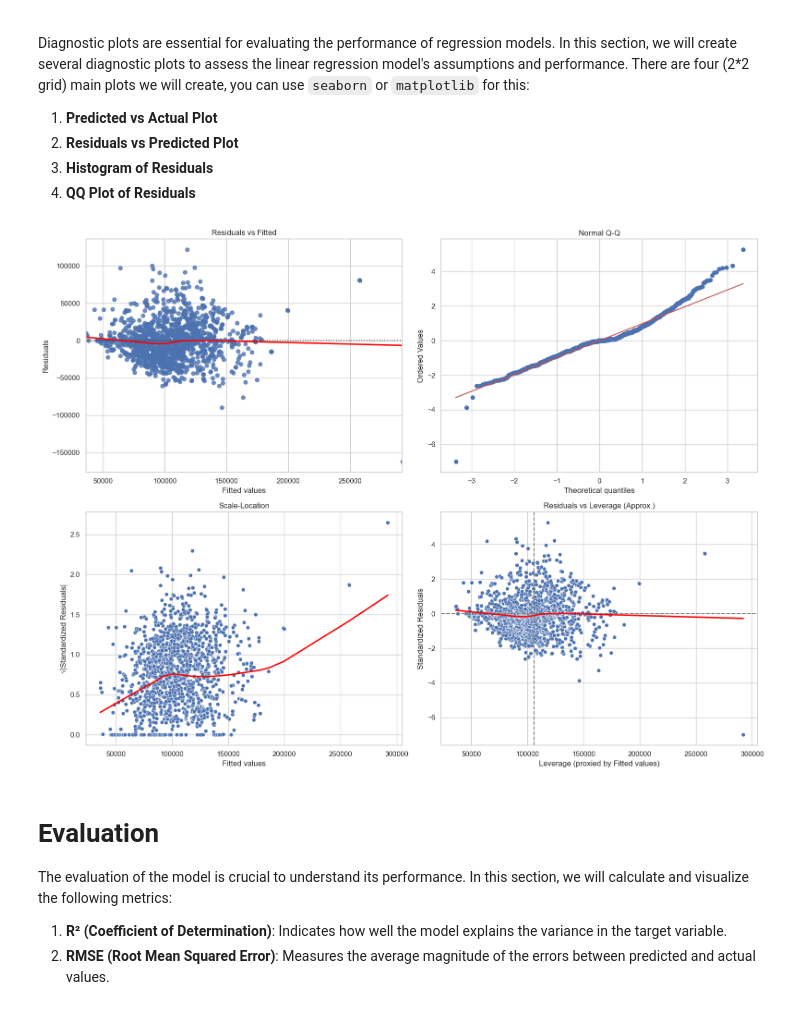
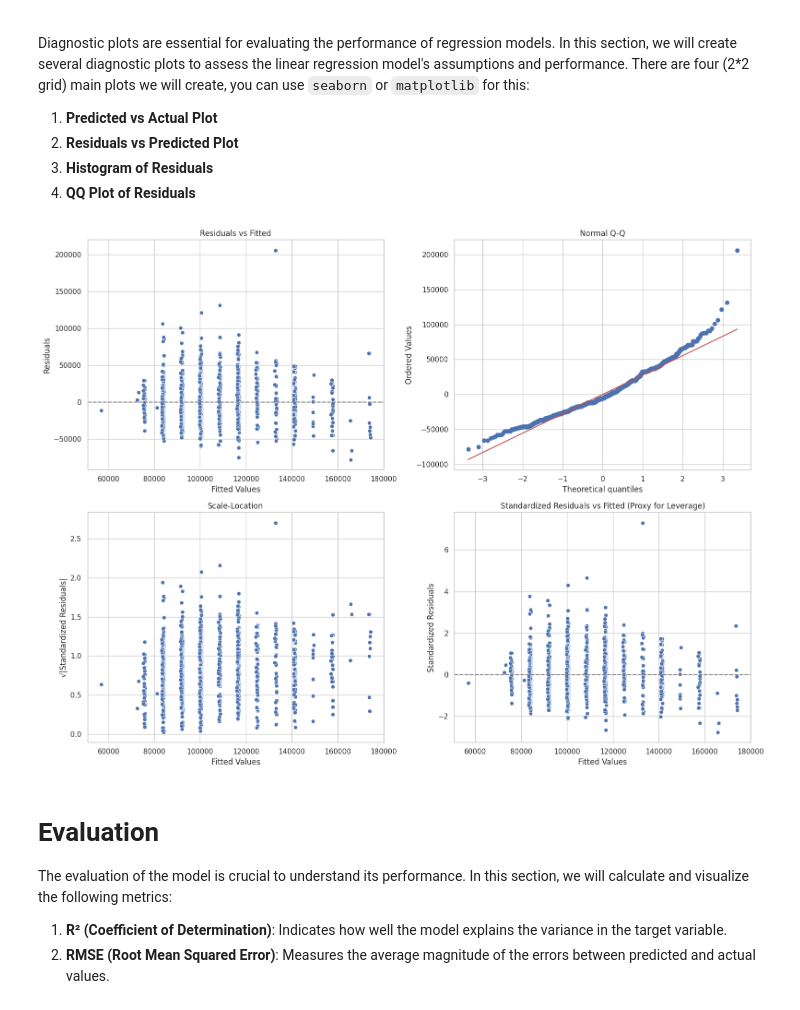
Before and after one commit to met-ad-688/lab08-binderiya-du, a Jupyter notebook: lab08-binderiya.ipynb, the cells around one changed output. Saved outputs shown, nothing was run; the diff lists cells and outputs as text; code cells hidden in the pictures.

```diff
--- a/lab08-binderiya.ipynb
+++ b/lab08-binderiya.ipynb
@@ -138,21 +152,22 @@ from pyspark.sql.functions import col
 from pyspark.ml.feature import StringIndexer, OneHotEncoder, VectorAssembler
 from pyspark.ml import Pipeline
 
-df = df.dropna(subset=[
+df = df.dropna(subset=[ 'DURATION', 'MIN_YEARS_EXPERIENCE', 'IS_INTERNSHIP', 'SALARY'
                        ])
 
-categorical_cols = [
+categorical_cols = [ 'IS_INTERNSHIP'
                     ]
-
+df = df.withColumn("IS_INTERNSHIP", col("IS_INTERNSHIP").cast("integer"))
 indexers = [StringIndexer(inputCol=col, outputCol=f"{col}_idx", handleInvalid='skip') for col in categorical_cols]
 encoders = [OneHotEncoder(inputCol=f"{col}_idx", outputCol=f"{col}_vec") for col in categorical_cols]
 
 assembler = VectorAssembler(
-    inputCols=[] + [f"{col}_vec" for col in categorical_cols],
-    outputCol=""
+    inputCols=['DURATION', 'MIN_YEARS_EXPERIENCE'] + [f"{col}_vec" for col in categorical_cols],
+    outputCol="features"
 )
 
 pipeline = Pipeline(stages=indexers + encoders + [assembler])
-data =
+data = pipeline.fit(df).transform(df)
 data.show(5,False)
+data.select("features", "SALARY").show(10, False)
 # %% [output]
@@ -175,7 +197,7 @@ only showing top 5 rows
 # %%
 #| eval: true
 #| echo: false
-train_data, test_data = data.randomSplit([0.8, 0.2], seed=42)
+train_data, test_data = data.select("features", "SALARY").randomSplit([0.8, 0.2], seed=370)
 print((train_data.count(), len(train_data.columns)))
 print((test_data.count(), len(test_data.columns)))
 # %% [output]
@@ -197,7 +220,7 @@ from pyspark.ml.regression import LinearRegression
 
 feature_names = assembler.getInputCols()
 
-lr =
+lr = LinearRegression(featuresCol="features", labelCol="SALARY", solver="normal", regParam=0.1)
 lr_model = lr.fit(train_data)
 summary = lr_model.summary
 
@@ -221,7 +244,7 @@ summary = lr_model.summary
 # print(f"AIC: {summary.aic:.4f}")
 
 # 1. Pull feature names directly from Java backend
-feature_names = summary._call_java("featureNames")
+feature_names = assembler.getInputCols()
 
 # 2. Construct full table including intercept
 features = ["Intercept"] + feature_names
@@ -307,50 +331,71 @@ import scipy.stats as stats
 import numpy as np
 import pandas as pd
 import matplotlib.pyplot as plt
 import seaborn as sns
 import scipy.stats as stats
 
 # Load predictions from GLR model
-df_pred = summary.predictions.select()
+df_pred = summary.predictions.select("prediction", "SALARY")
+df_pred_pd = df_pred.toPandas()
 
 # Compute residuals
-df_pred["residuals"] =
-df_pred["fitted"] =
+#df_pred["residuals"] =
+#df_pred["fitted"] =
+df_pred_pd["residuals"] = df_pred_pd["SALARY"] - df_pred_pd["prediction"]
+df_pred_pd["fitted"] = df_pred_pd["prediction"]
 
 # Standardized residuals
-res_mean =
-res_std =
-df_pred["std_residuals"] =
+#res_mean =
+#res_std =
+#df_pred["std_residuals"] =
+
+res_mean = df_pred_pd["residuals"].mean()
+res_std = df_pred_pd["residuals"].std()
+
+df_pred_pd["std_residuals"] = (df_pred_pd["residuals"] - res_mean) / res_std
+df_pred_pd["sqrt_std_resid"] = abs(df_pred_pd["std_residuals"]) ** 0.5
 
 # Square root of standardized residuals (for Scale-Location)
-df_pred["sqrt_std_resid"] =
+#df_pred["sqrt_std_resid"] =
 
 
 plt.figure(figsize=(16, 12))
 sns.set_theme(style="whitegrid")
 
 # Plot 1: Residuals vs Fitted
 plt.subplot(2, 2, 1)
-
+sns.scatterplot(data=df_pred_pd, x="fitted", y="residuals")
+plt.axhline(0, linestyle="--", color="gray")
+plt.title("Residuals vs Fitted")
+plt.xlabel("Fitted Values")
+plt.ylabel("Residuals")
 
 # Plot 2: Normal Q-Q
 plt.subplot(2, 2, 2)
+stats.probplot(df_pred_pd["residuals"], dist="norm", plot=plt)
+plt.title("Normal Q-Q")
 
+# Plot 3: Scale-Location (√|Standardized Residuals| vs Fitted)
+plt.subplot(2, 2, 3)
+sns.scatterplot(data=df_pred_pd, x="fitted", y="sqrt_std_resid")
+plt.title("Scale-Location")
+plt.xlabel("Fitted Values")
+plt.ylabel("√|Standardized Residuals|")
 
-# Plot 3: Scale-Location
-plt.subplot(2, 2, 3)
+# Plot 4: Residuals vs Leverage — Approximate with fitted
+plt.subplot(2, 2, 4)
+sns.scatterplot(data=df_pred_pd, x="fitted", y="std_residuals")
+plt.axhline(0, linestyle="--", color="gray")
+plt.title("Standardized Residuals vs Fitted (Proxy for Leverage)")
+plt.xlabel("Fitted Values")
+plt.ylabel("Standardized Residuals")
 
-
-# Plot 4: Residuals vs Leverage — Approximate
-# Note: Leverage & Cook's Distance require X matrix; we approximate using fitted & residual
-plt.subplot(2, 2, 4)
-
-
+# Show and save
 plt.tight_layout()
 plt.savefig("_output/glr_diagnostic_classic.png")
 plt.show()
 # %% [output]
-[figure, old version]
+[figure, new version]
 # %% [markdown]
 # Evaluation
 
```
Also changed, not shown: parts of 10 cells of this notebook, 2 other files.
